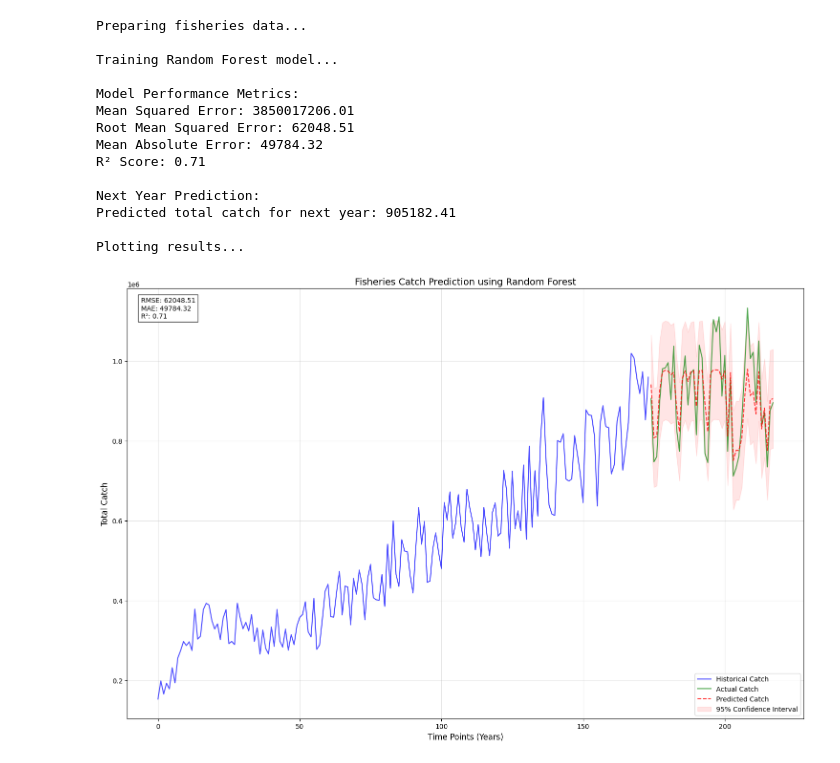
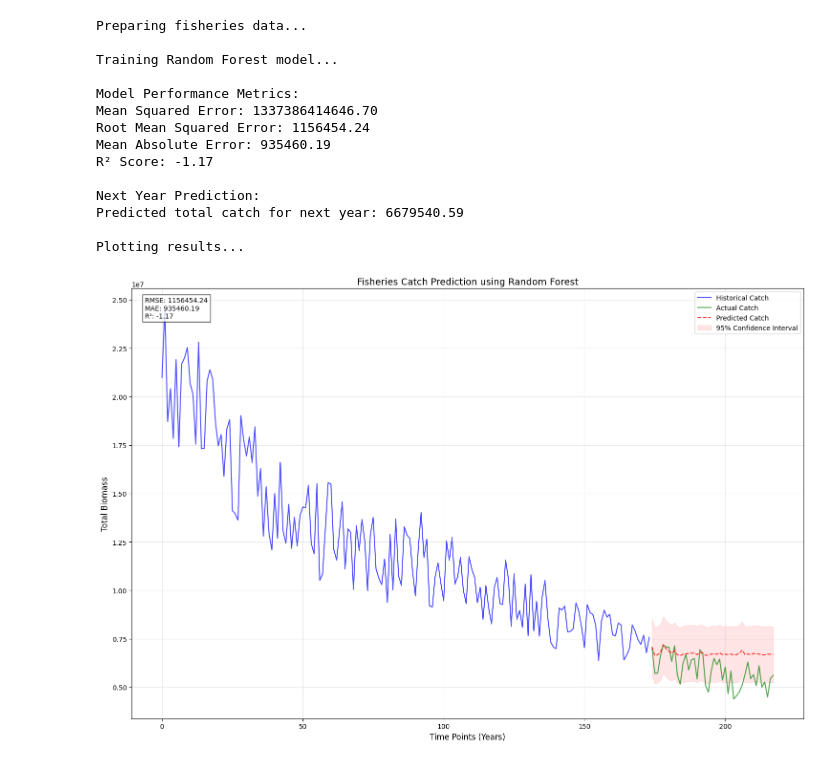
Before and after one commit to jaino1/fish_stock, a Jupyter notebook: trainmodel.ipynb, the cells around one changed output. Drawn from its saved outputs; the diff is of its cells as text; code cells hidden in the pictures.

```diff
--- a/trainmodel.ipynb
+++ b/trainmodel.ipynb
@@ -3,6 +3,10 @@ import pandas as pd
 
 df = pd.read_csv('new_data.csv')
 
+
+
+df = df.drop(columns=['Normalized'])
+df['total_biomass'] = df['total_biomass']/ 1e6
 threshold = int(len(df)*0.9)
 train = df.iloc[:threshold]
 test = df.iloc[threshold:]
@@ -730,7 +1002,7 @@ def create_features(df):
     df_features = pd.DataFrame()
 
     # Use relevant fisheries features
-    df_features['total_biomass'] = df['total_biomass']
+    df_features['total_catch'] = df['total_catch']
     df_features['spawning_stock_biomass'] = df['spawning_stock_biomass']
     df_features['fishing_mortality'] = df['fishing_mortality']
     df_features['exploitation_rate'] = df['exploitation_rate']
@@ -741,24 +1013,24 @@ def create_features(df):
 
     # Create lagged features for total catch
     for i in range(1, 4):
-        df_features[f'total_catch_lag_{i}'] = df['total_catch'].shift(i)
-        df_features[f'biomass_lag_{i}'] = df['total_biomass'].shift(i)
+        df_features[f'total_biomass_lag_{i}'] = df['total_biomass'].shift(i)
+        df_features[f'biomass_lag_{i}'] = df['total_catch'].shift(i)
         df_features[f'mortality_lag_{i}'] = df['fishing_mortality'].shift(i)
 
     # Create rolling mean features with different windows
     for window in [3, 5, 7]:
-        df_features[f'biomass_rolling_mean_{window}'] = df['total_biomass'].rolling(window=window).mean()
-        df_features[f'catch_rolling_mean_{window}'] = df['total_catch'].rolling(window=window).mean()
+        df_features[f'biomass_rolling_mean_{window}'] = df['total_catch'].rolling(window=window).mean()
+        df_features[f'catch_rolling_mean_{window}'] = df['total_biomass'].rolling(window=window).mean()
         df_features[f'mortality_rolling_mean_{window}'] = df['fishing_mortality'].rolling(window=window).mean()
 
     # Add rolling standard deviations
     for window in [3, 5]:
-        df_features[f'catch_rolling_std_{window}'] = df['total_catch'].rolling(window=window).std()
-        df_features[f'biomass_rolling_std_{window}'] = df['total_biomass'].rolling(window=window).std()
+        df_features[f'catch_rolling_std_{window}'] = df['total_biomass'].rolling(window=window).std()
+        df_features[f'biomass_rolling_std_{window}'] = df['total_catch'].rolling(window=window).std()
 
     return df_features
 
-def prepare_data(df, target_col='total_catch'):
+def prepare_data(df, target_col='total_biomass'):
     """Prepare data for Random Forest model"""
     # Create features
     features = create_features(df)
@@ -830,7 +1102,7 @@ def plot_results(y_train, y_test, predictions):
 
     plt.title('Fisheries Catch Prediction using Random Forest', fontsize=14)
     plt.xlabel('Time Points (Years)', fontsize=12)
-    plt.ylabel('Total Catch', fontsize=12)
+    plt.ylabel('Total Biomass', fontsize=12)
     plt.legend(fontsize=10)
     plt.grid(True, alpha=0.3)
 
@@ -875,36 +1147,36 @@ if __name__ == "__main__":
     mae = mean_absolute_error(y_test, predictions)
     r2 = r2_score(y_test, predictions)
 
     # Print results
     print("\nModel Performance Metrics:")
     print(f"Mean Squared Error: {mse:.2f}")
     print(f"Root Mean Squared Error: {rmse:.2f}")
     print(f"Mean Absolute Error: {mae:.2f}")
     print(f"R² Score: {r2:.2f}")
 
     # Make next year prediction
     print("\nNext Year Prediction:")
     last_features = X_test.iloc[-1:].copy()
     next_year_prediction = float(model.predict(last_features)[0])  # Convert to float
     print(f"Predicted total catch for next year: {next_year_prediction:.2f}")
 
     # Visualize results
     print("\nPlotting results...")
     plot_results(y_train, y_test, predictions)
     plot_feature_importance(feature_importance)
 # %% [output]
 Preparing fisheries data...
 
 Training Random Forest model...
 
 Model Performance Metrics:
-Mean Squared Error: 3850017206.01
-Root Mean Squared Error: 62048.51
-Mean Absolute Error: 49784.32
-R² Score: 0.71
+Mean Squared Error: 1337386414646.70
+Root Mean Squared Error: 1156454.24
+Mean Absolute Error: 935460.19
+R² Score: -1.17
 
 Next Year Prediction:
-Predicted total catch for next year: 905182.41
+Predicted total catch for next year: 6679540.59
 
 Plotting results...
-[figure, old version]
+[figure, new version]
```
Also changed, not shown: parts of 14 cells of this notebook, 3 other files.
